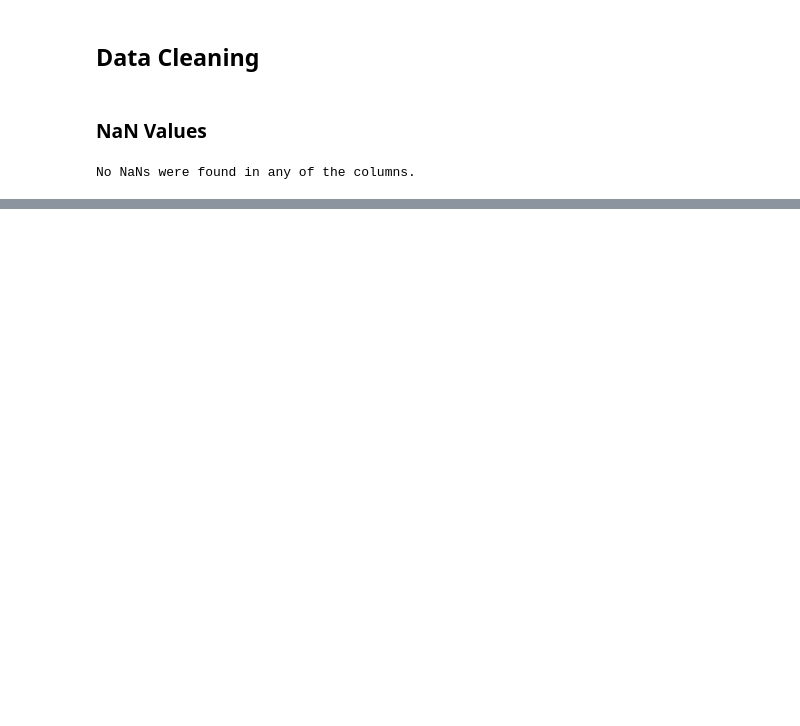
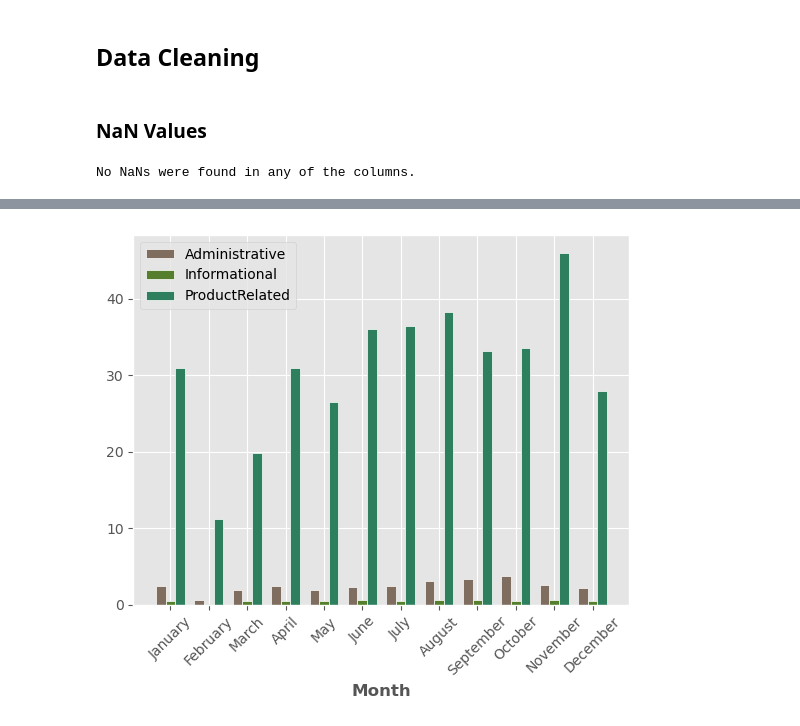
Before and after one commit to isaac-co/online-shopper-intention, a Jupyter notebook: shopper-intention.ipynb, the cells around one changed output, grey strips where cells are left out. Cells and saved outputs as stored; diff of their text form; code cells hidden in the pictures; blank space fills up the shorter version.

```diff
--- a/shopper-intention.ipynb
+++ b/shopper-intention.ipynb
@@ -61,0 +140,21 @@ No NaNs were found in any of the columns.
+# %%
+groupped = df[['Month','Administrative','Informational','ProductRelated']].groupby('Month').mean()
+groupped.rename({'June':'Jun'},inplace=True)
+groupped
+
+# # Adding missing values with mean
+mean_admin = groupped['Administrative'].mean()
+mean_infor = groupped['Informational'].mean()
+mean_prod = groupped['ProductRelated'].mean()
+rows = pd.DataFrame({'Administrative':mean_admin,
+                    'Informational':mean_infor,
+                    'ProductRelated':mean_prod}, index=['Jan','Apr'])
+groupped = pd.concat([groupped, rows])
+
+# # Re-index
+idx = pd.to_datetime(groupped.index, format='%b').month
+groupped.set_index(idx,inplace=True, drop=True)
+groupped.sort_index(inplace=True)
+idx = pd.to_datetime(groupped.index, format='%m').month_name()
+groupped.set_index(idx,inplace=True, drop=True)
+groupped
@@ -61,0 +175,22 @@ No NaNs were found in any of the columns.
+# %%
+barWidth = 0.25
+
+# Set position of bar on X axis
+r1 = np.arange(len(groupped['Administrative']))
+r2 = [x + barWidth for x in r1]
+r3 = [x + barWidth for x in r2]
+
+# Make the plot
+plt.bar(r1, groupped['Administrative'], color='#7f6d5f', width=barWidth, edgecolor='white', label='Administrative')
+plt.bar(r2, groupped['Informational'], color='#557f2d', width=barWidth, edgecolor='white', label='Informational')
+plt.bar(r3, groupped['ProductRelated'], color='#2d7f5e', width=barWidth, edgecolor='white', label='ProductRelated')
+
+# Add xticks on the middle of the group bars
+plt.xlabel('Month', fontweight='bold')
+plt.xticks([r + barWidth for r in range(len(groupped['Administrative']))], groupped.index, rotation = 45)
+
+# Create legend & Show graphic
+plt.legend()
+plt.show()
+# %% [output]
+[figure, added]
```
Also changed, not shown: parts of 19 cells of this notebook.
